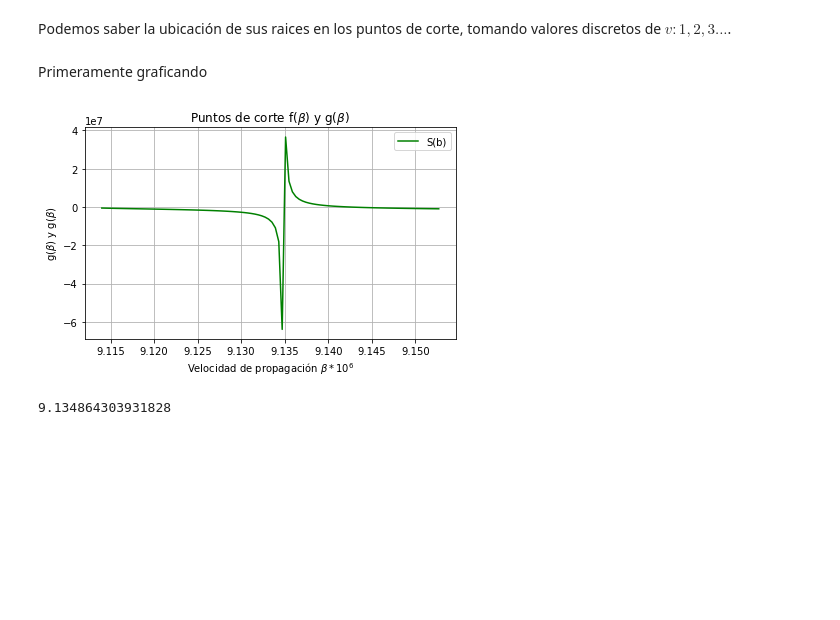
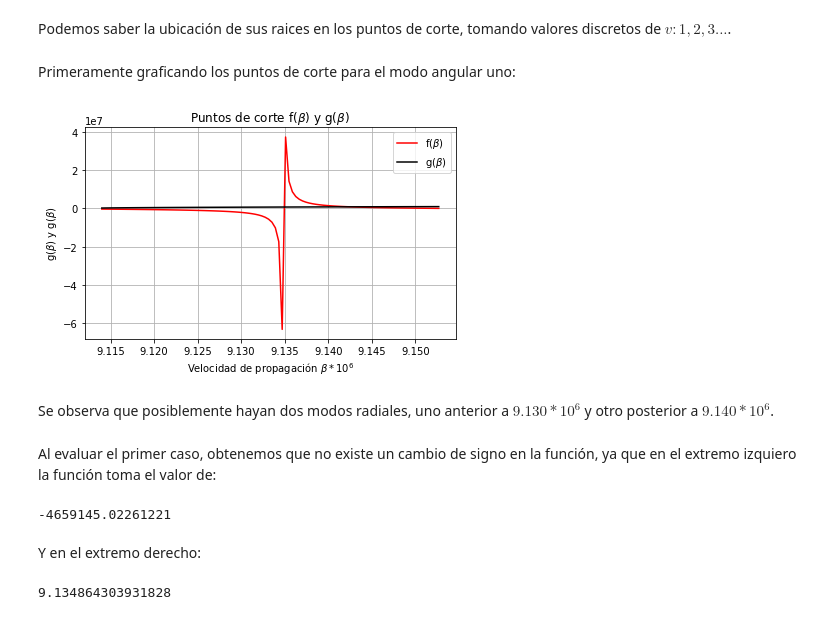
Before and after one commit to alegomezram/Trabajo2Fotonica, a Jupyter notebook: Modo_fibra_optica.ipynb, the cells around one changed output. Drawn from its saved outputs; the diff is of its cells as text; code cells hidden in the pictures; blank space fills up the shorter version.

```diff
--- a/Modo_fibra_optica.ipynb
+++ b/Modo_fibra_optica.ipynb
@@ -119,7 +119,7 @@ $$i(v,\beta) = q_{2} \frac{K_{v}(q_{2}a)}{K_{v-1}(q_{2}a)}$$
 # %% [markdown]
 Podemos saber la ubicación de sus raices en los puntos de corte, tomando valores discretos de $v:1,2,3 ...$.
 # %% [markdown]
-Primeramente graficando
+Primeramente graficando los puntos de corte para el modo angular uno:
 # %%
 xxx = np.linspace(9.114,9.1527,100)
 yyy = HE(1,xxx)
@@ -127,15 +127,25 @@ yyy1 = HE_01(1,xxx)
 yyy2 = HE_02(1,xxx)
 # %%
 fig, ax = plt.subplots()
-ax.plot(xxx,yyy, label='S(b)', color='green')
-#ax.plot(xxx,yyy1, label=r'f($\beta$)', color='red')
-#ax.plot(xxx,yyy2, label=r'g($\beta$)', color='black')
+#ax.plot(xxx,yyy, label='S(b)', color='green')
+ax.plot(xxx,yyy1, label=r'f($\beta$)', color='red')
+ax.plot(xxx,yyy2, label=r'g($\beta$)', color='black')
 ax.set(xlabel=r'Velocidad de propagación $\beta * 10^{6}$', ylabel=r'g($\beta$) y g($\beta$)',
 title=r'Puntos de corte f($\beta$) y g($\beta$)')
 ax.grid()
 plt.legend(loc='upper right')
 fig.tight_layout()
 plt.savefig('Puntos de corte TE y TM.png')
 plt.show()
 # %% [output]
-[figure, old version]
+[figure, new version]
+# %% [markdown]
+Se observa que posiblemente hayan dos modos radiales, uno anterior a $9.130 * 10^{6}$ y otro posterior a $9.140 * 10^{6}$.
+# %% [markdown]
+Al evaluar el primer caso, obtenemos que no existe un cambio de signo en la función, ya que en el extremo izquiero la función toma el valor de:
+# %%
+HE(1,9.13241293591917)
+# %% [output]
+-4659145.02261221
+# %% [markdown]
+Y en el extremo derecho:
```
Also changed, not shown: parts of 1 cell of this notebook, 1 other file.
